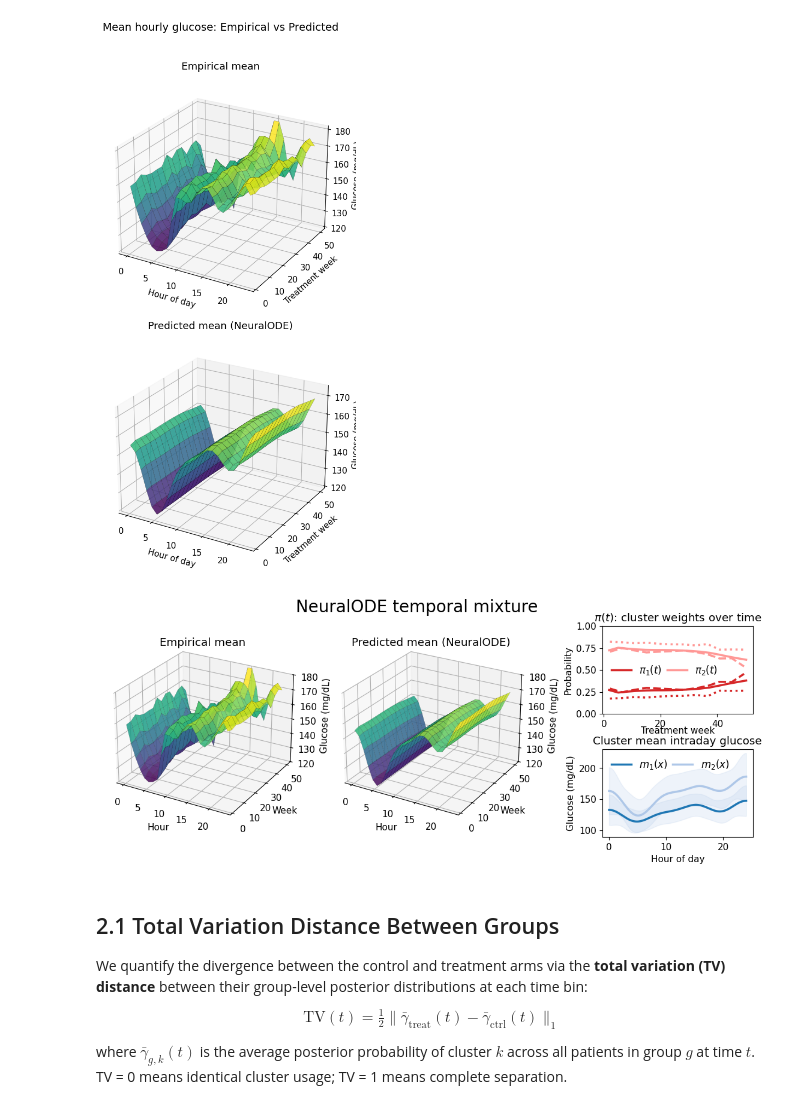
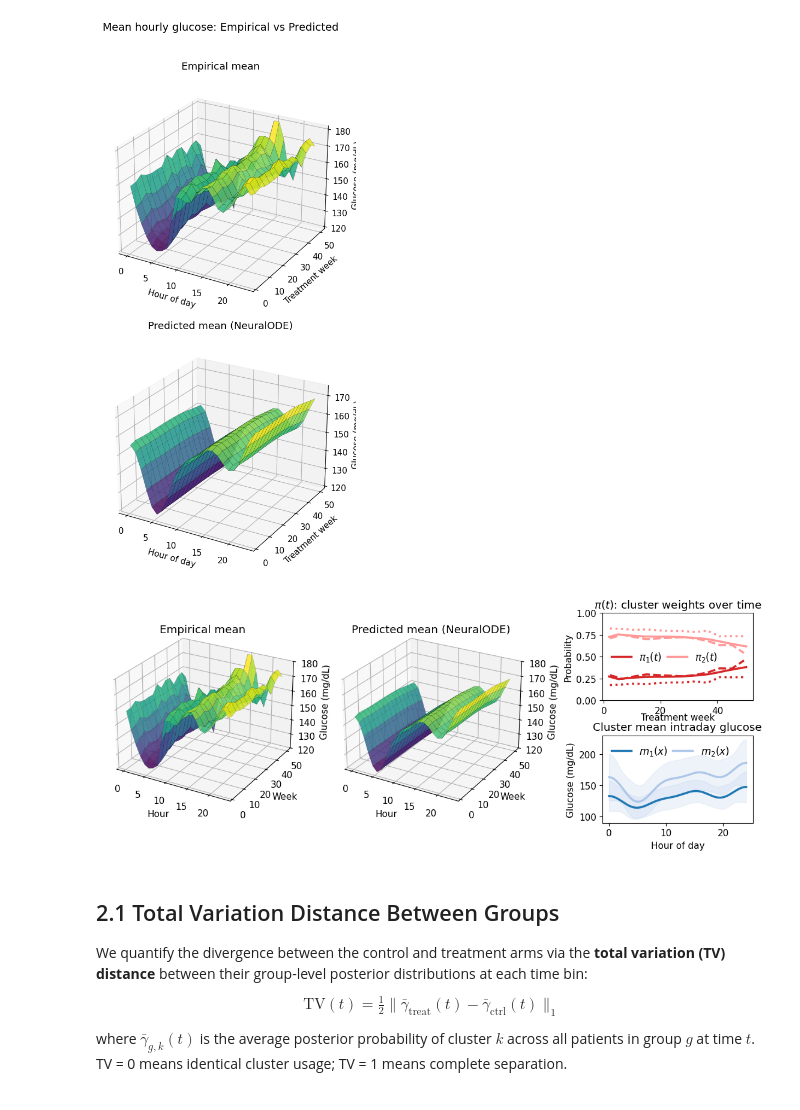
Before and after one commit to dani2442/rkhs-mixture-models, a Jupyter notebook: examples/use_case_visualization.ipynb, the cells around one changed output. Saved outputs shown, nothing was run; the diff lists cells and outputs as text; code cells hidden in the pictures.

```diff
--- a/examples/use_case_visualization.ipynb
+++ b/examples/use_case_visualization.ipynb
@@ -443,35 +443,35 @@ ax_pi.legend(
     labels[:2],
     #fontsize=9,
     ncols=2,              # Two columns
     frameon=False,        # Removes the legend frame/box
     columnspacing=0.5,     # Sets spacing between columns to 0.5
     loc="center left",
     fontsize=12
 )
 # ax_group.set_title("Cluster membership by group")
 # ax_group.set_xlabel("Treatment week")
 # ax_group.set_ylabel("Probability")
 # ax_group.set_ylim(0, 1)
 # ax_group.grid(alpha=0.3)
 # ax_group.legend(fontsize=8, ncols=1)
 
 # bottom-right: cluster means
 for k in range(K):
     ax_group.plot(slot_x_fine, ode_m[k], lw=2.5, color=cmap(k), label=fr"$m_{{{k + 1}}}(x)$")
     ax_group.fill_between(slot_x_fine, ode_m[k] - ode_std[k], ode_m[k] + ode_std[k],
                       color=cmap(1), alpha=0.2)
 ax_group.set_title("Cluster mean intraday glucose")
 ax_group.set_xlabel("Hour of day")
 ax_group.set_ylabel("Glucose (mg/dL)")
 ax_group.grid(alpha=0.0)
 ax_group.legend(fontsize=12, loc="upper left", frameon=False, ncols=2, columnspacing=0.5)
 
-plt.suptitle("NeuralODE temporal mixture", fontsize=20, y=0.98)
+#plt.suptitle("NeuralODE temporal mixture", fontsize=20, y=0.98)
 plt.tight_layout(rect=[0, 0, 1, 0.96])
 plt.savefig("../paper/images/model_summary_v3.pdf", dpi=300, bbox_inches="tight")
 plt.show()
 # %% [output]
-[figure, old version]
+[figure, new version]
 # %% [markdown]
 ## 2.1 Total Variation Distance Between Groups
 
```
Also changed, not shown: parts of 1 cell of this notebook, 3 other files.
